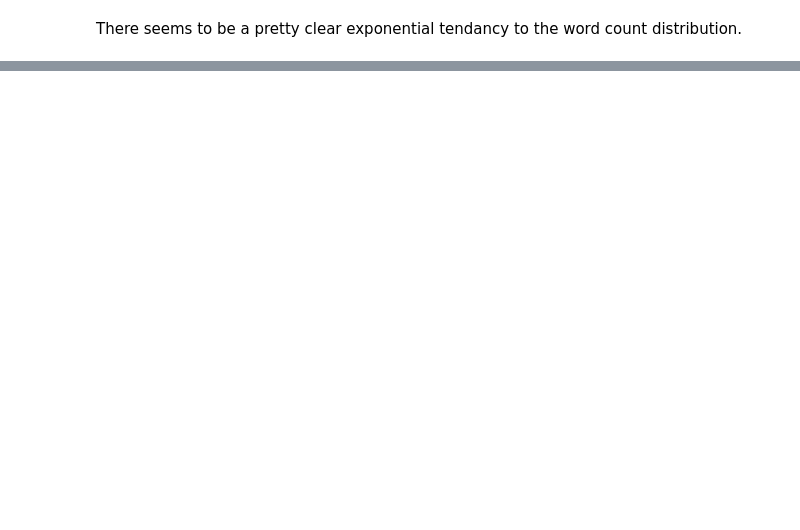
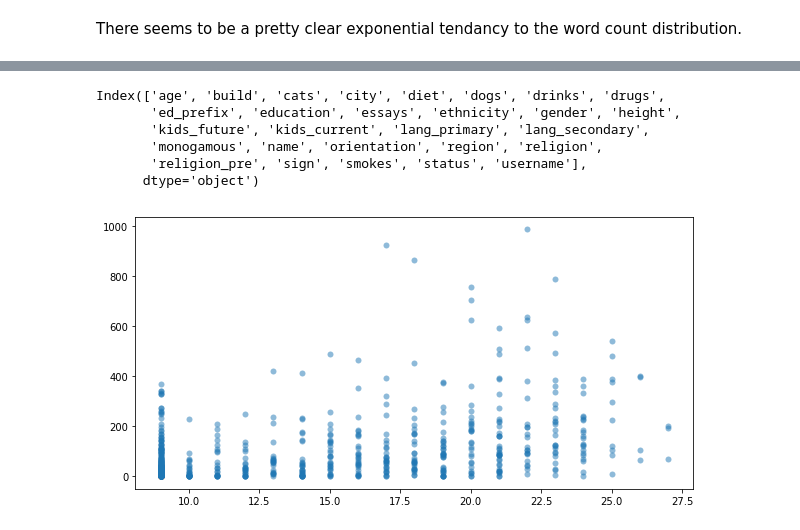
Before and after one commit to stevendevan/OKCScrape, a Jupyter notebook: OKCScrape_exploration.ipynb, the cells around one changed output, grey strips where cells are left out. Saved outputs shown, nothing was run; the diff lists cells and outputs as text; code cells hidden in the pictures; blank space fills up the shorter version.

```diff
--- a/OKCScrape_exploration.ipynb
+++ b/OKCScrape_exploration.ipynb
@@ -113,0 +125,18 @@ There seems to be a pretty clear exponential tendancy to the word count distribu
+# %%
+df_no_empty.columns
+# %% [output]
+Index(['age', 'build', 'cats', 'city', 'diet', 'dogs', 'drinks', 'drugs',
+       'ed_prefix', 'education', 'essays', 'ethnicity', 'gender', 'height',
+       'kids_future', 'kids_current', 'lang_primary', 'lang_secondary',
+       'monogamous', 'name', 'orientation', 'region', 'religion',
+       'religion_pre', 'sign', 'smokes', 'status', 'username'],
+      dtype='object')
+# %%
+
+feature_counts = df_no_empty.notnull().sum(axis=1)
+feature_count_index = np.argsort(feature_counts.values)
+fig5 = plt.figure(figsize=(10,5));
+plt.plot(feature_counts[feature_count_index].values, wordcounts[feature_count_index.tolist()], 'o', alpha=0.5, markeredgewidth=0.0)
+plt.show()
+# %% [output]
+[figure, added]
```
Also changed, not shown: parts of 5 cells of this notebook.
